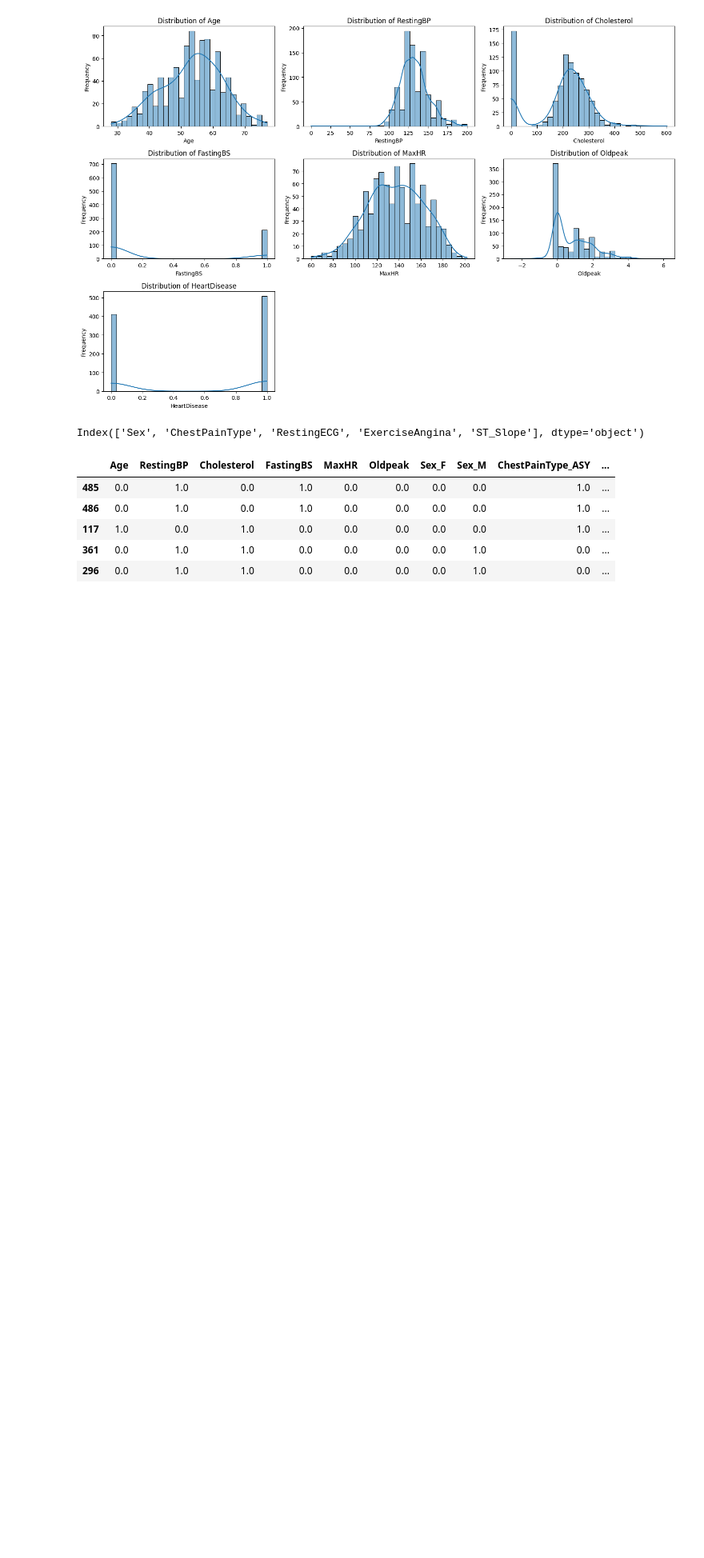
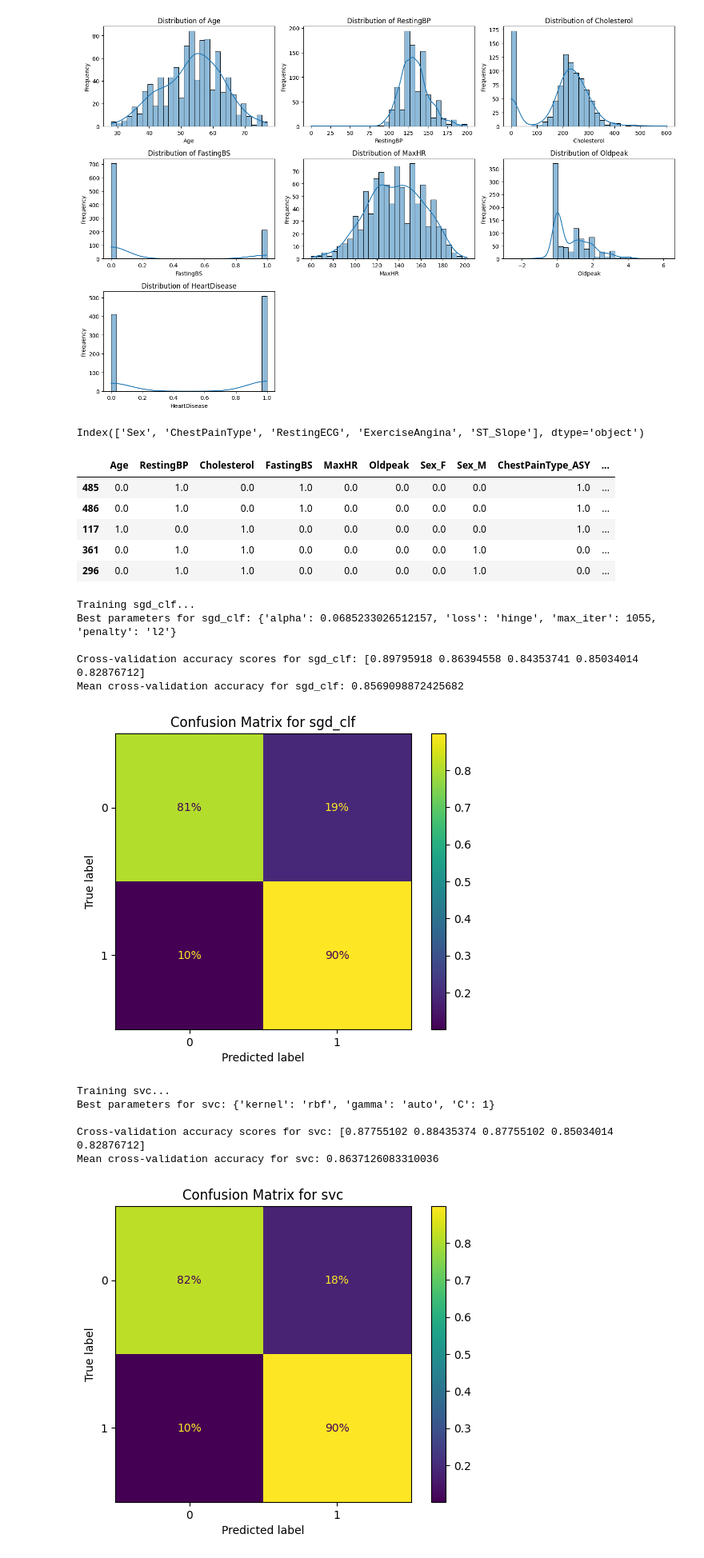
Before and after one commit to MorawoLekanDavid/ML_projects, a Jupyter notebook: heartDisease.ipynb, the cells around one changed output. Shown: that part at 80% size. Cells and saved outputs as stored; diff of their text form; code cells hidden in the pictures; blank space fills up the shorter version.

```diff
--- a/heartDisease.ipynb
+++ b/heartDisease.ipynb
@@ -258,10 +258,10 @@ cat_feature_names = preprocessor.named_transformers_['cat'].named_steps['onehote
 all_feature_names = np.concatenate([num_feature_names, cat_feature_names])
 
 # Creating the DataFrame
-df_encoded = pd.DataFrame(X_train_encoded, columns=all_feature_names, index=X_train.index)
+X_train_encoded = pd.DataFrame(X_train_encoded, columns=all_feature_names, index=X_train.index)
 
 # Check the transformed DataFrame
-df_encoded.head()
+X_train_encoded.head()
 # %% [output]
 |  | Age | RestingBP | Cholesterol | FastingBS | MaxHR | Oldpeak | Sex_F | Sex_M | ChestPainType_ASY | ... |
 | 485 | 0.0 | 1.0 | 0.0 | 1.0 | 0.0 | 0.0 | 0.0 | 0.0 | 1.0 | ... |
@@ -271,0 +299,68 @@ df_encoded.head()
+# %%
+from sklearn.svm import SVC
+from sklearn.ensemble import RandomForestClassifier
+from sklearn.linear_model import SGDClassifier
+# Define your models
+models = {
+    'sgd_clf': SGDClassifier(),
+    'svc': SVC(),
+    'rnd_forest': RandomForestClassifier()
+}
+param_distributions = {
+    'sgd_clf': sgd_param_distributions,
+    'svc': svc_param_distributions,
+    'rnd_forest': rf_param_distributions
+}
+# %%
+from sklearn.pipeline import Pipeline
+from sklearn.model_selection import RandomizedSearchCV, cross_val_score,cross_val_predict
+from sklearn.metrics import accuracy_score,roc_auc_score,ConfusionMatrixDisplay
+#randomized search
+
+# Iterate over each model, create a pipeline, and evaluate
+for model_name, model in models.items():
+    print(f"Training {model_name}...")
+    # Create a pipeline with the preprocessing and the model
+    full_pipeline = Pipeline([
+        ('preprocessing', preprocessor),
+        ('classifier', model)
+    ])
+    model_random_search = RandomizedSearchCV(
+    estimator=model,
+    param_distributions=param_distributions[model_name],
+    n_iter=n_iter_search,
+    cv=cv_folds,
+    random_state=42
+)
+
+    # Fit the RandomizedSearchCV
+    model_random_search.fit(X_train_encoded, y_train)
+
+    # Output best parameters for the model
+    print(f"Best parameters for {model_name}: {model_random_search.best_params_}\n")
+    # Get the best model
+    best_model = model_random_search.best_estimator_
+
+    # Perform cross-validation on the best model
+    cv_scores = cross_val_score(best_model, X_train_encoded, y_train, cv=5, scoring='accuracy')
+    print(f"Cross-validation accuracy scores for {model_name}: {cv_scores}")
+    print(f"Mean cross-validation accuracy for {model_name}: {cv_scores.mean()}\n")
+    # Predict on the test set using the best model
+    y_train_pred = cross_val_predict(best_model, X_train_encoded, y_train, cv=5)
+     # Display the confusion matrix
+    ConfusionMatrixDisplay.from_predictions(y_train, y_train_pred, normalize="true", values_format=".0%")
+    plt.title(f'Confusion Matrix for {model_name}')
+    plt.show()
+# %% [output]
+Training sgd_clf...
+Best parameters for sgd_clf: {'alpha': 0.0685233026512157, 'loss': 'hinge', 'max_iter': 1055, 'penalty': 'l2'}
+
+Cross-validation accuracy scores for sgd_clf: [0.89795918 0.86394558 0.84353741 0.85034014 0.82876712]
+Mean cross-validation accuracy for sgd_clf: 0.8569098872425682
+[figure, added]
+Training svc...
+Best parameters for svc: {'kernel': 'rbf', 'gamma': 'auto', 'C': 1}
+
+Cross-validation accuracy scores for svc: [0.87755102 0.88435374 0.87755102 0.85034014 0.82876712]
+Mean cross-validation accuracy for svc: 0.8637126083310036
+[figure, added]
```
Also changed, not shown: parts of 3 cells of this notebook.
